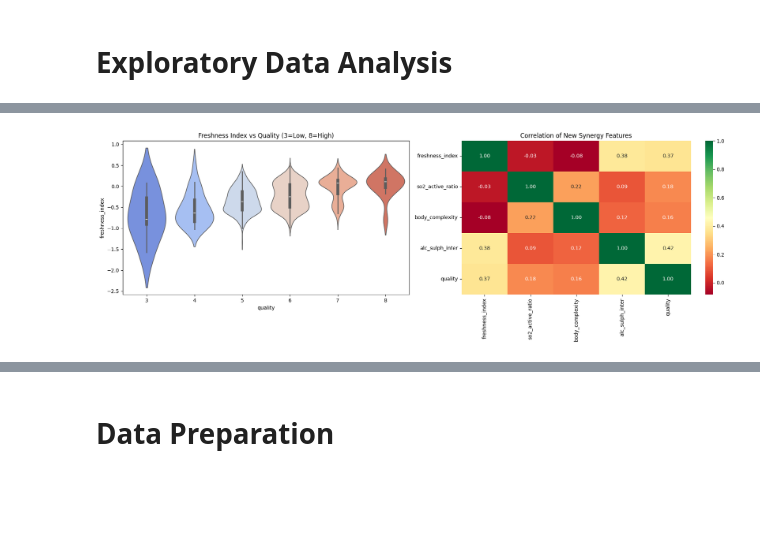
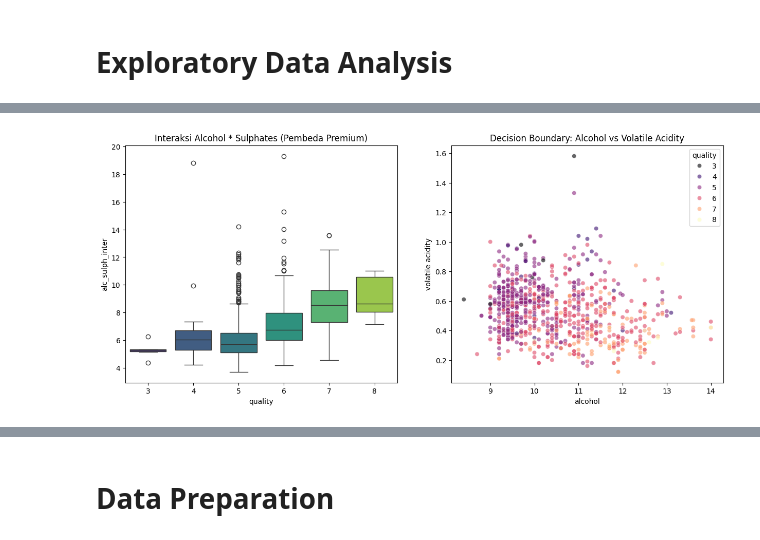
Before and after one commit to PashaAkrilian/Wine-Quality-Prediction, a Jupyter notebook: uts-data-mining.ipynb, the cells around one changed output, grey strips where cells are left out. Saved outputs shown, nothing was run; the diff lists cells and outputs as text; code cells hidden in the pictures; blank space fills up the shorter version.

Commit message:
Kaggle Notebook | UTS_Data Mining  | Version 23

```diff
--- a/uts-data-mining.ipynb
+++ b/uts-data-mining.ipynb
@@ -6,6 +6,7 @@ import seaborn as sns
 import matplotlib.pyplot as plt
 import numpy as np
 import os
+from scipy.stats import skew
 from sklearn.feature_selection import mutual_info_classif
 from statsmodels.stats.outliers_influence import variance_inflation_factor
 from sklearn.cluster import KMeans
@@ -24,75 +25,61 @@ if not os.path.exists(train_path):
 df_train = pd.read_csv(train_path)
 df_test = pd.read_csv(test_path)
 
-# 1.2 UPGRADED: High-Fidelity Enology Engineering
-# Kita ciptakan fitur yang merepresentasikan "Harmoni" kimiawi wine
+# 1.2 UPGRADED: Domain-Specific Feature Engineering
+# Kita tambahkan fitur berdasarkan logika kimiawi wine (Enologi)
 for df in [df_train, df_test]:
-    # 1. Freshness & Spoilage Index (Asam sitrat itu segar, volatile itu busuk)
-    df['freshness_index'] = df['citric acid'] - df['volatile acidity']
+    # 1. Sulfur Management (Sangat krusial untuk kestabilan wine)
+    df['bound_so2'] = df['total sulfur dioxide'] - df['free sulfur dioxide']
+    df['so2_ratio'] = df['free sulfur dioxide'] / (df['total sulfur dioxide'] + 1e-5)
 
-    # 2. SO2 Protection Efficiency (Rasio SO2 bebas terhadap total menentukan daya simpan)
-    df['so2_active_ratio'] = df['free sulfur dioxide'] / (df['total sulfur dioxide'] + 1e-5)
-    df['so2_log'] = np.log1p(df['total sulfur dioxide']) # Meredam pencilan sulfur
+    # 2. Acidity Profile (Total keasaman yang dirasakan lidah)
+    df['total_acid'] = df['fixed acidity'] + df['volatile acidity']
+    df['acid_ratio'] = df['citric acid'] / (df['total_acid'] + 1e-5)
 
-    # 3. Mouthfeel & Body (Interaksi Alkohol, Gula, dan pH)
-    df['body_complexity'] = (df['alcohol'] * df['pH']) / (df['residual sugar'] + 1e-5)
-    df['sweet_acid_balance'] = df['residual sugar'] / (df['fixed acidity'] + 1e-5)
+    # 3. Alcohol & Mouthfeel (Interaksi yang menentukan 'body' wine)
+    df['alc_vol_inter'] = df['alcohol'] * df['volatile acidity']
+    df['alc_sulph_inter'] = df['alcohol'] * df['sulphates']
 
-    # 4. Premium Markers (Interaksi yang sering muncul di wine skor 7-8)
-    df['alc_sulph_inter'] = df['alcohol'] * df['sulphates']
-    df['vol_acid_sq'] = df['volatile acidity'] ** 2
+    # 4. Polynomial Features (Untuk menangkap pola non-linear DNN)
     df['alcohol_sq'] = df['alcohol'] ** 2
+    df['volatile_sq'] = df['volatile acidity'] ** 2
+    df['sulphates_sq'] = df['sulphates'] ** 2
 
-# 1.3 Latent Clustering: Isolasi Tipe Wine
-# Gunakan 6 cluster untuk menangkap variasi kualitas yang lebih ekstrem
-features_for_cluster = ['alcohol', 'volatile acidity', 'total sulfur dioxide', 'pH', 'sulphates']
-scaler_clust = StandardScaler()
-X_clust = scaler_clust.fit_transform(df_train[features_for_cluster])
-kmeans = KMeans(n_clusters=6, random_state=42, n_init=15)
+# 1.3 Latent Clustering (Menemukan "Tipe" Wine Tersembunyi)
+# Kita gunakan KMeans untuk melihat apakah ada kelompok wine (misal: Heavy, Light, Acidic)
+features_for_cluster = ['alcohol', 'volatile acidity', 'total sulfur dioxide', 'pH']
+scaler = StandardScaler()
+X_clust = scaler.fit_transform(df_train[features_for_cluster])
+kmeans = KMeans(n_clusters=4, random_state=42, n_init=10)
 df_train['wine_cluster'] = kmeans.fit_predict(X_clust)
-df_test['wine_cluster'] = kmeans.predict(scaler_clust.transform(df_test[features_for_cluster]))
+df_test['wine_cluster'] = kmeans.predict(scaler.transform(df_test[features_for_cluster]))
 
-# 1.4 Diagnostik Sinyal: MI vs VIF
-def detailed_audit(df):
+# 1.4 Diagnostik VIF Terintegrasi MI Score
+def diagnostic_vif_mi(df):
     X = df.drop(columns=['Id', 'quality']).select_dtypes(include=[np.number])
-    y = df['quality']
-
     vif_data = pd.DataFrame()
     vif_data["Feature"] = X.columns
-    # Menggunakan try-except untuk stabilitas perhitungan VIF
-    vifs = []
-    for i in range(len(X.columns)):
-        try: vifs.append(variance_inflation_factor(X.values, i))
-        except: vifs.append(999)
-    vif_data["VIF"] = vifs
+    vif_data["VIF"] = [variance_inflation_factor(X.values, i) for i in range(len(X.columns))]
 
-    # Mutual Information: Mendeteksi sinyal non-linear untuk DNN
-    vif_data["MI_Score"] = mutual_info_classif(X, y, random_state=42)
-
-    # Proteksi: Jika MI > 0.05, fitur ini HARUS lewat ke DNN
-    vif_data["Decision"] = np.where(vif_data["MI_Score"] > 0.05, "ELITE SIGNAL", "Secondary")
+    # Hitung MI Score secara bersamaan
+    mi_scores = mutual_info_classif(X, df['quality'], random_state=42)
+    vif_data["MI_Score"] = mi_scores
     return vif_data.sort_values(by="MI_Score", ascending=False)
 
-print("\n--- Audit Sinyal Kimia (NIM 026) ---")
-audit_results = detailed_audit(df_train)
-print(audit_results)
+print("\n--- Diagnostik Fitur: Sinyal (MI) vs Redundansi (VIF) ---")
+analysis_df = diagnostic_vif_mi(df_train)
+print(analysis_df)
 
-# 1.5 Visualisasi Distribusi Sinyal Premium
-plt.figure(figsize=(18, 6))
-
+# 1.5 Visualisasi Pembeda Kelas (Fokus pada Sinyal Baru)
+plt.figure(figsize=(15, 6))
 plt.subplot(1, 2, 1)
-sns.violinplot(x='quality', y='freshness_index', data=df_train, palette='coolwarm')
-plt.title('Freshness Index vs Quality (3=Low, 8=High)')
+sns.boxplot(x='quality', y='alc_sulph_inter', data=df_train, palette='viridis')
+plt.title('Interaksi Alcohol * Sulphates (Pembeda Premium)')
 
 plt.subplot(1, 2, 2)
-# Korelasi fitur baru terhadap target
-new_feats = ['freshness_index', 'so2_active_ratio', 'body_complexity', 'alc_sulph_inter', 'quality']
-sns.heatmap(df_train[new_feats].corr(), annot=True, cmap='RdYlGn', fmt='.2f')
-plt.title('Correlation of New Synergy Features')
-
-plt.tight_layout()
+sns.scatterplot(x='alcohol', y='volatile acidity', hue='quality', data=df_train, palette='magma', alpha=0.6)
+plt.title('Decision Boundary: Alcohol vs Volatile Acidity')
 plt.show()
 
-print(f"\n✅ Total Fitur Siap Olah: {len(df_train.columns) - 2}")
-print(">>> WARNING: Fitur 'ELITE SIGNAL' dilarang keras dihapus di Tahap Pruning!")
+print(f"\n✅ Total Fitur Sekarang: {len(df_train.columns) - 2} Fitur")
 # %% [output]
@@ -120 +107 @@ Passing `palette` without assigning `hue` is deprecated and will be removed in v
-[figure, old version]
+[figure, new version]
```
Also changed, not shown: parts of 11 cells of this notebook.
